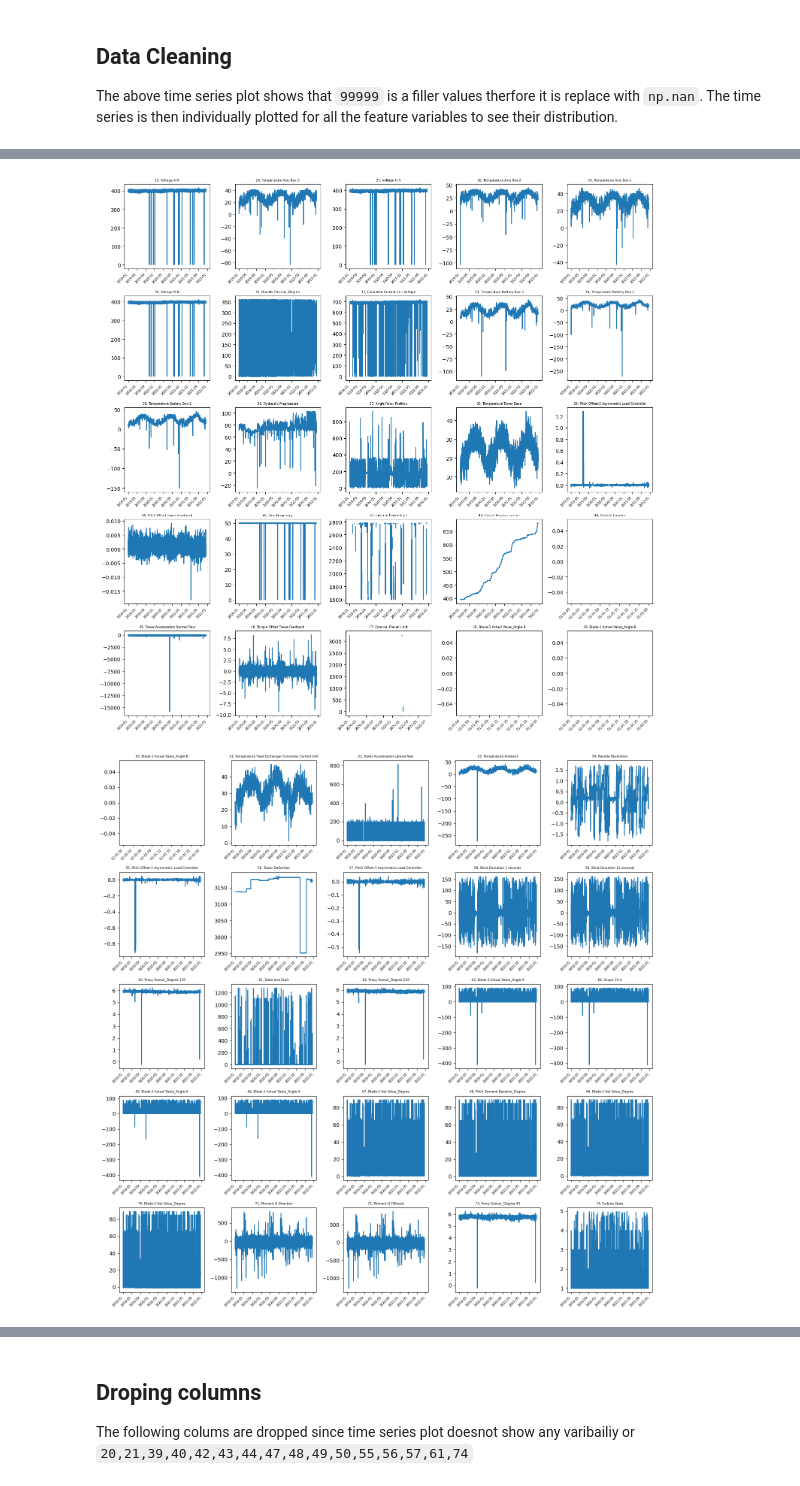
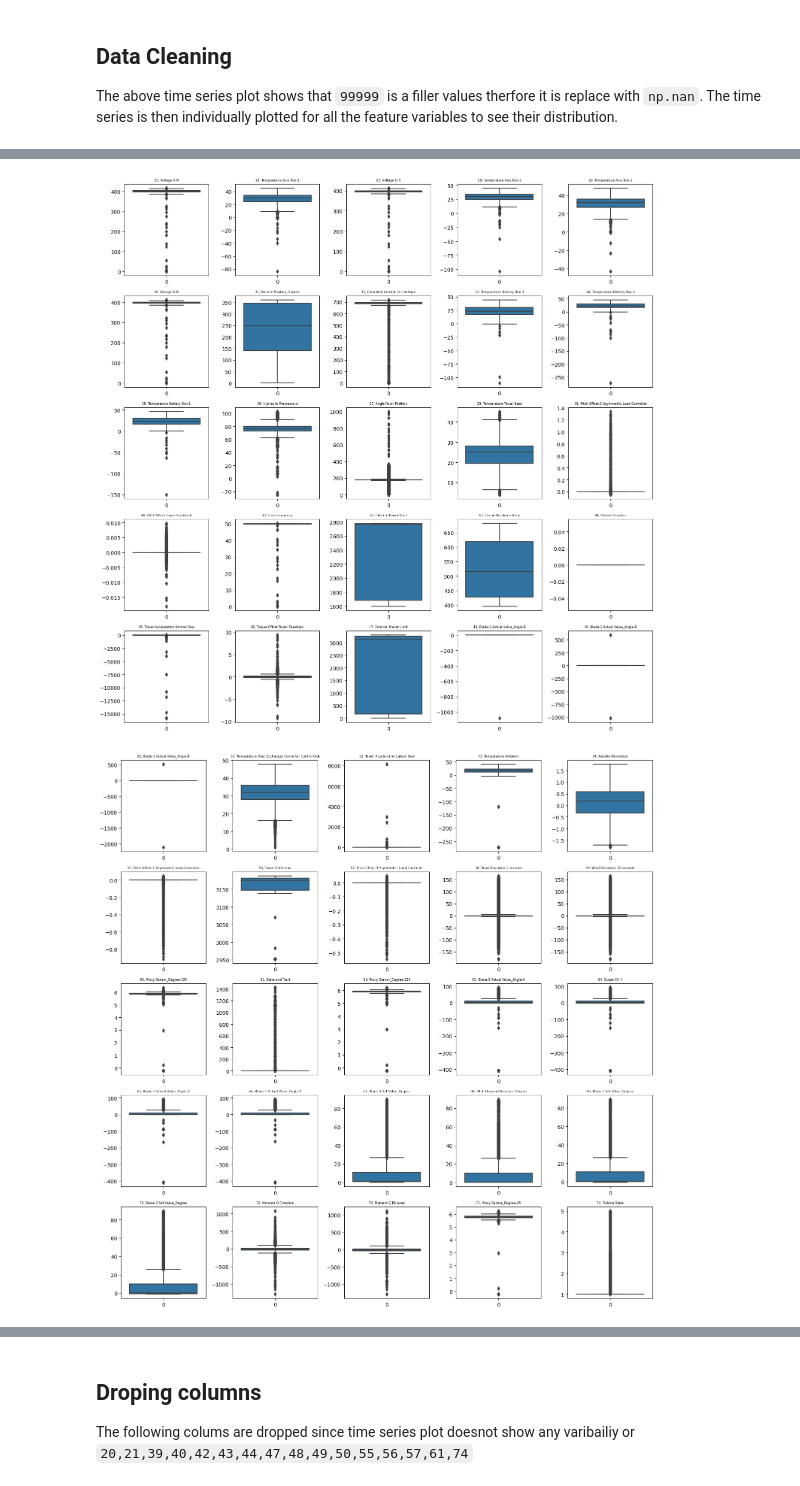
Before and after one commit to arunrajks/time_series_analysis, a Jupyter notebook: wind-turbine-power-forecast.ipynb, the cells around one changed output, grey strips where cells are left out. Cells and saved outputs as stored; diff of their text form; code cells hidden in the pictures.

```diff
--- a/wind-turbine-power-forecast.ipynb
+++ b/wind-turbine-power-forecast.ipynb
@@ -120,25 +120,33 @@ plt.xticks(rotation=45);
 # plt.ylim([-4000,4000])
 
 # A function to plot subplots of large number
-def fig_fun(df,ind_strt,ind_end,n_rows=5,n_cols=5):
+def fig_fun(df,ind_strt,ind_end,n_rows=5,n_cols=5,typ='line'):
     fig,axs=plt.subplots(n_rows,n_cols,figsize=(15,15))
     axs=axs.reshape(-1)
     c=0
-    for i in range(ind_strt,ind_end):
-#         sns.boxplot(df.iloc[:,i],ax=axs[c])
-        axs[c].plot(df.index,df.iloc[:,i].values)
-        axs[c].set_title(f'{i}, {df.iloc[:,i].name}',fontsize=6)
-        axs[c].set_xticklabels(axs[c].get_xticklabels(), rotation=45, ha='right')
-        axs[c].tick_params(axis='x', labelsize=6)
+    if typ=='line':
+        for i in range(ind_strt,ind_end):
+    #         sns.boxplot(df.iloc[:,i],ax=axs[c])
+            axs[c].plot(df.index,df.iloc[:,i].values)
+            axs[c].set_title(f'{i}, {df.iloc[:,i].name}',fontsize=6)
+            axs[c].set_xticklabels(axs[c].get_xticklabels(), rotation=45, ha='right')
+            axs[c].tick_params(axis='x', labelsize=6)
+            c+=1
+    else:
+        for i in range(ind_strt,ind_end):
+            sns.boxplot(df.iloc[:,i],ax=axs[c])
 
-        c+=1
+            axs[c].set_title(f'{i}, {df.iloc[:,i].name}',fontsize=6)
+#             axs[c].set_xticklabels(axs[c].get_xticklabels(), rotation=45, ha='right')
+#             axs[c].tick_params(axis='x', labelsize=6)
+            c+=1
 
     plt.tight_layout()
 
 # time series plot covering all the features
-fig_fun(df_feature,0,25)
+fig_fun(df_feature,0,25,typ='box')
 plt.show()
-fig_fun(df_feature,25,50)
+fig_fun(df_feature,25,50,typ='box')
 plt.show()
-fig_fun(df_feature,50,75)
+fig_fun(df_feature,50,75,typ='box')
 # %% [output]
@@ -147,5 +155,5 @@ fig_fun(df_feature,50,75)
-[figure, old version]
+[figure, new version]
-[figure, old version]
+[figure, new version]
 # %% [markdown]
 ## Removing Outliers
 
```
Also changed, not shown: parts of 3 cells of this notebook.
